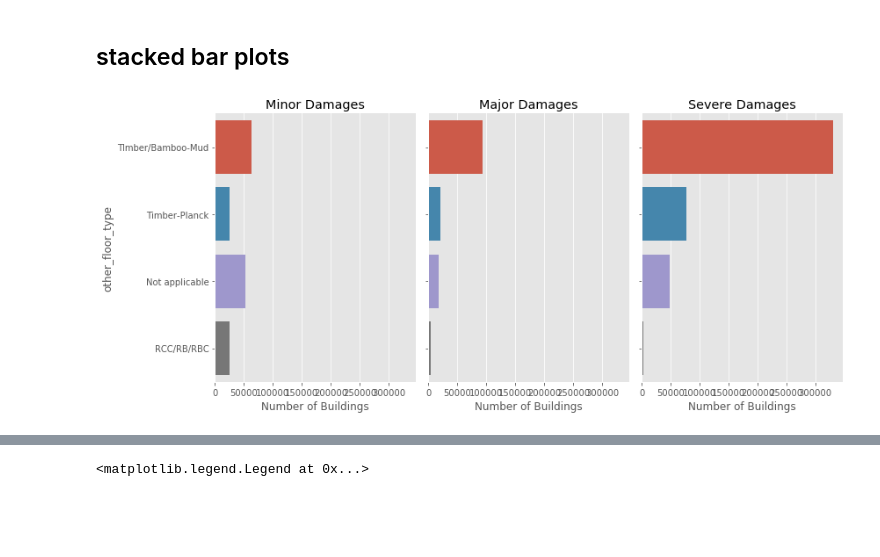
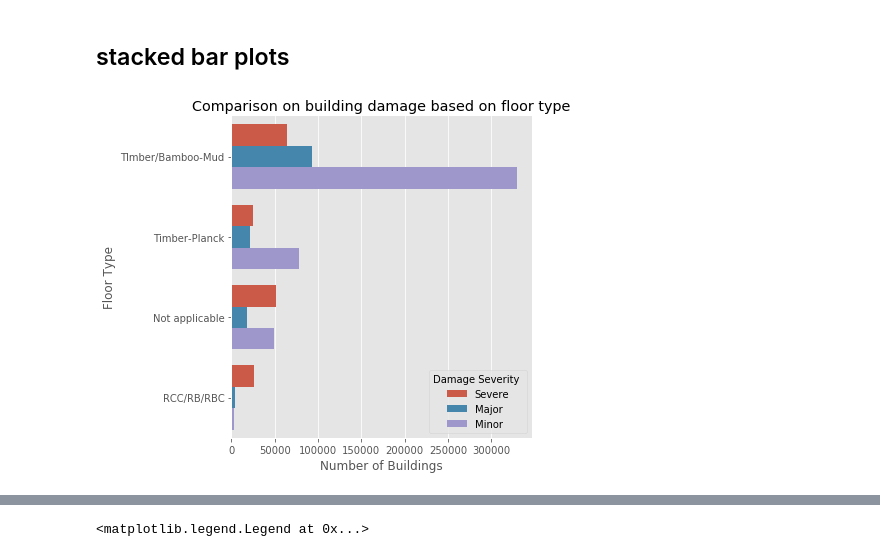
Before and after one commit to Yeshi341/structural_damage_from_earthquake, a Jupyter notebook: pre_model/eda_visualizations.ipynb, the cells around one changed output, grey strips where cells are left out. Drawn from its saved outputs; the diff is of its cells as text; code cells hidden in the pictures; blank space fills up the shorter version.

```diff
--- a/eda_visualizations.ipynb
+++ b/pre_model/eda_visualizations.ipynb
@@ -23,7 +23,7 @@ if module_path not in sys.path:
 
 from nb_modules import eda
 # %%
-building_df = pd.read_pickle('data/pickles/building_df.pkl')
+building_df = pd.read_pickle('../data/pickles/building_df.pkl')
 # %%
 building_df.shape
 # %% [output]
@@ -147,17 +147,20 @@ g = sns.catplot(y="foundation_type", col="target",
 [figure]
 # %% [markdown]
 ## stacked bar plots
-# %%
-g = sns.catplot(y="other_floor_type", col="target",
-                data=building_df, kind="count",height=5, aspect=.8,
-               order=building_df['other_floor_type'].value_counts().index)
-g.axes[0,0].set_xlabel('Number of Buildings')
-g.axes[0,0].set_title('Minor Damages')
-
-g.axes[0,1].set_xlabel('Number of Buildings')
-g.axes[0,1].set_title('Major Damages')
-
-g.axes[0,2].set_xlabel('Number of Buildings')
-g.axes[0,2].set_title('Severe Damages');
-# %% [output]
-[figure, removed]
+# %%
+sns.catplot(y="other_floor_type", hue="target",
+                data=building_df, kind="count",
+            height=5, aspect=1.25,legend=False,
+               order=building_df['other_floor_type'].value_counts().index)
+
+# Set axes labels and title
+plt.xlabel('Number of Buildings')
+plt.ylabel("Floor Type")
+plt.title('Comparison on building damage based on floor type')
+
+# Set figure legend and savefig
+plt.legend(title='Damage Severity ', loc='lower right',
+           labels=['Severe', 'Major', 'Minor'])
+plt.savefig('../images/Building damage on floor type');
+# %% [output]
+[figure, added]
```
Also changed, not shown: parts of 4 cells of this notebook, 21 other files.
